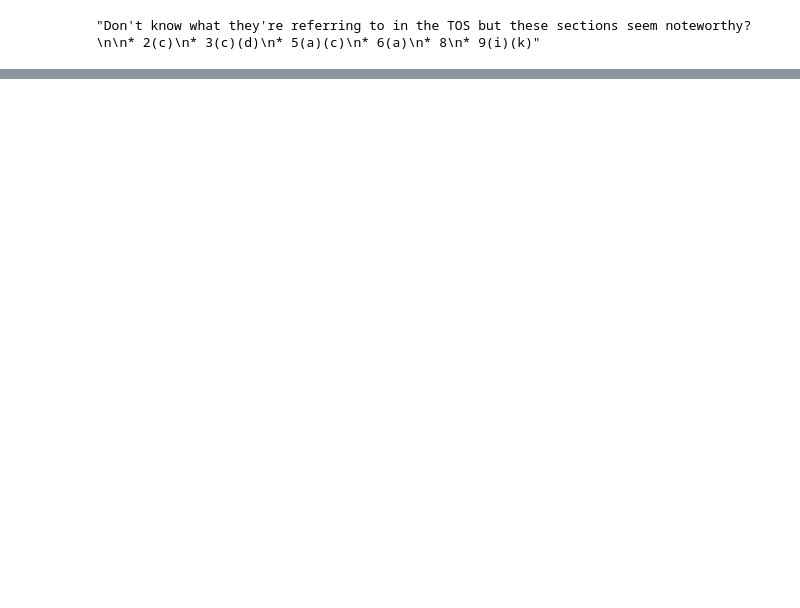
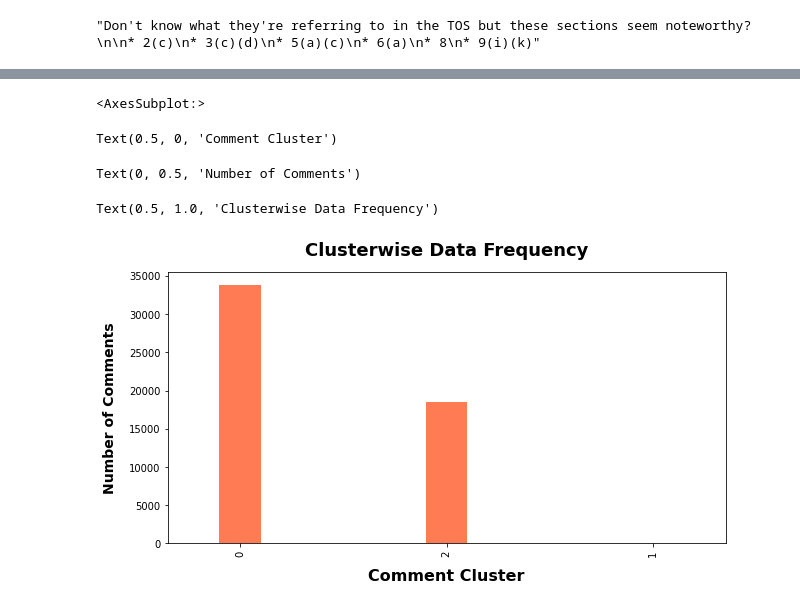
Before and after one commit to ewang97/ChatGPT-Reddit-Comment-Analysis, a Jupyter notebook: data_preprocessing.ipynb, the cells around one changed output, grey strips where cells are left out. Saved outputs shown, nothing was run; the diff lists cells and outputs as text; code cells hidden in the pictures; blank space fills up the shorter version.

```diff
--- a/data_preprocessing.ipynb
+++ b/data_preprocessing.ipynb
@@ -138,0 +195,7 @@ cleaned_df
+# %%
+optimal_k = 3
+model = KMeans(n_clusters=optimal_k, init="k-means++", random_state=20, max_iter=2000, n_init=1)
+y_predicted = model.fit_predict(tf_idf)
+df["cluster"] = y_predicted
+df['cluster'].value_counts()
+df.head
@@ -138,0 +253,14 @@ cleaned_df
+# %%
+df['cluster'].value_counts().sort_values(ascending = False).plot(kind='bar', figsize=(10,5), width=0.2, color="#FF7B54")
+
+plt.xlabel("Comment Cluster", fontsize=16, fontweight="semibold", labelpad=12)
+plt.ylabel("Number of Comments", fontsize=14, fontweight="semibold", labelpad=12)
+plt.title("Clusterwise Data Frequency", fontsize=18,pad=16, fontweight="bold" )
+
+plt.show()
+# %% [output]
+<AxesSubplot:>
+Text(0.5, 0, 'Comment Cluster')
+Text(0, 0.5, 'Number of Comments')
+Text(0.5, 1.0, 'Clusterwise Data Frequency')
+[figure, added]
```
Also changed, not shown: parts of 11 cells of this notebook.
